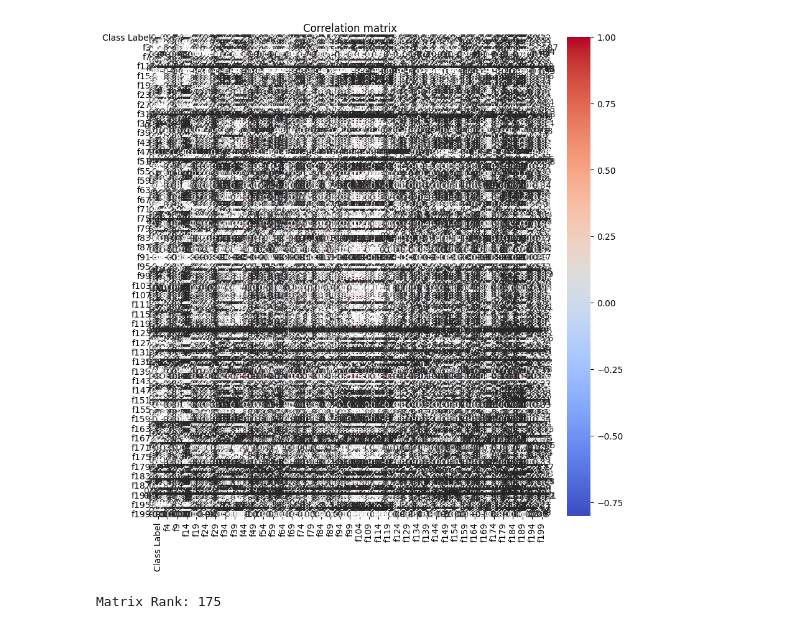
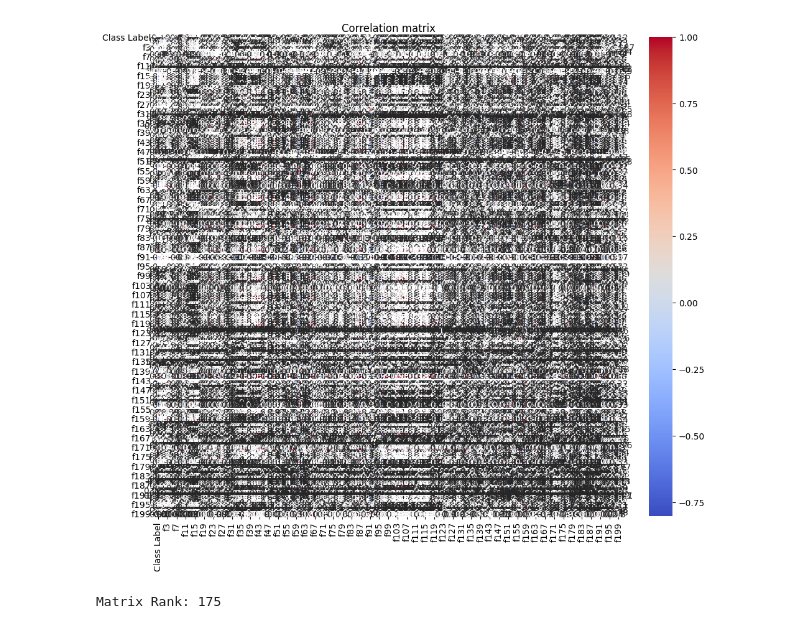
Before and after one commit to Hitesh2810/Neural-Networks-And-Deep-Learning, a Jupyter notebook: Lab_1_BL.EN.U4CSE20058.ipynb, the cells around one changed output. Drawn from its saved outputs; the diff is of its cells as text; code cells hidden in the pictures.

```diff
--- a/Lab_1_BL.EN.U4CSE20058.ipynb
+++ b/Lab_1_BL.EN.U4CSE20058.ipynb
@@ -35,11 +108,11 @@ Length: 1824, dtype: int64
 # %%
 cm = df.corr()
-plt.figure(figsize=(10,10))
+plt.figure(figsize=(12,10))
 sns.heatmap(cm,annot=True,cmap='coolwarm')
 plt.title('Correlation matrix')
 plt.show()
 # %% [output]
-[figure, old version]
+[figure, new version]
 # %%
 numerical_data = df.select_dtypes(include=np.number)
 rank = np.linalg.matrix_rank(numerical_data)
```
Also changed, not shown: parts of 15 cells of this notebook.
